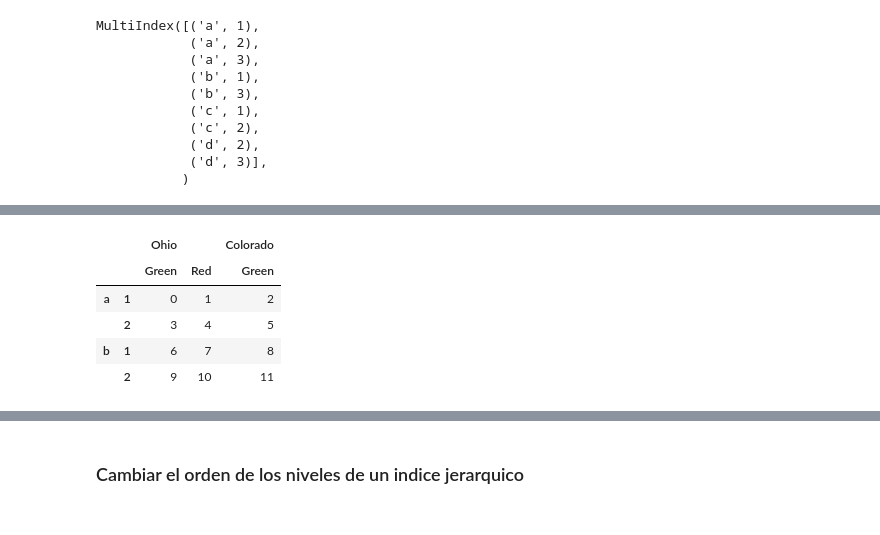
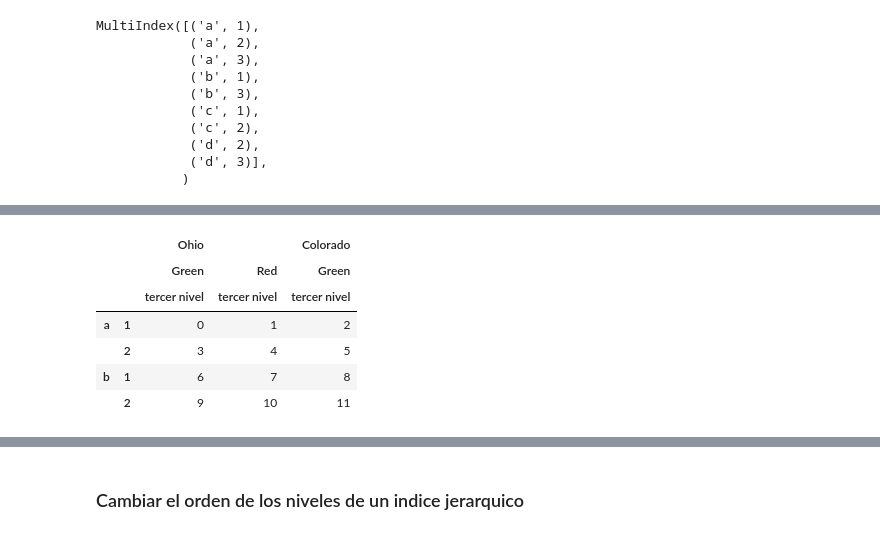
Before and after one commit to devfmx/master-data-ai, a Jupyter notebook: 2 Introduccion a la ciencia de datos/S4_manejo_de_datos/crowdcoding/data_wrangling.ipynb, the cells around one changed output, grey strips where cells are left out. Drawn from its saved outputs; the diff is of its cells as text; code cells hidden in the pictures.

```diff
--- a/2 Introduccion a la ciencia de datos/S4_manejo_de_datos/crowdcoding/data_wrangling.ipynb
+++ b/2 Introduccion a la ciencia de datos/S4_manejo_de_datos/crowdcoding/data_wrangling.ipynb
@@ -78,12 +99,15 @@ dtype: float64
 # %%
+#Con un DataFrame, cualquiera de los ejes puede tener un índice jerárquico
+pd.DataFrame?
+
 frame = pd.DataFrame(np.arange(12).reshape((4, 3)),
                      index=[['a', 'a', 'b', 'b'], [1, 2, 1, 2]],
-                     columns=[['Ohio', 'Ohio', 'Colorado'],
-                              ['Green', 'Red', 'Green']])
+                     columns=[['Ohio', 'Ohio', 'Colorado'],['Green', 'Red', 'Green'],['tercer nivel','tercer nivel','tercer nivel']])
 frame
 # %% [output]
 |  |  | Ohio |  | Colorado |
 |  |  | Green | Red | Green |
+|  |  | tercer nivel | tercer nivel | tercer nivel |
 | a | 1 | 0 | 1 | 2 |
 |  | 2 | 3 | 4 | 5 |
 | b | 1 | 6 | 7 | 8 |
```
Also changed, not shown: parts of 108 cells of this notebook, 31 other files.
